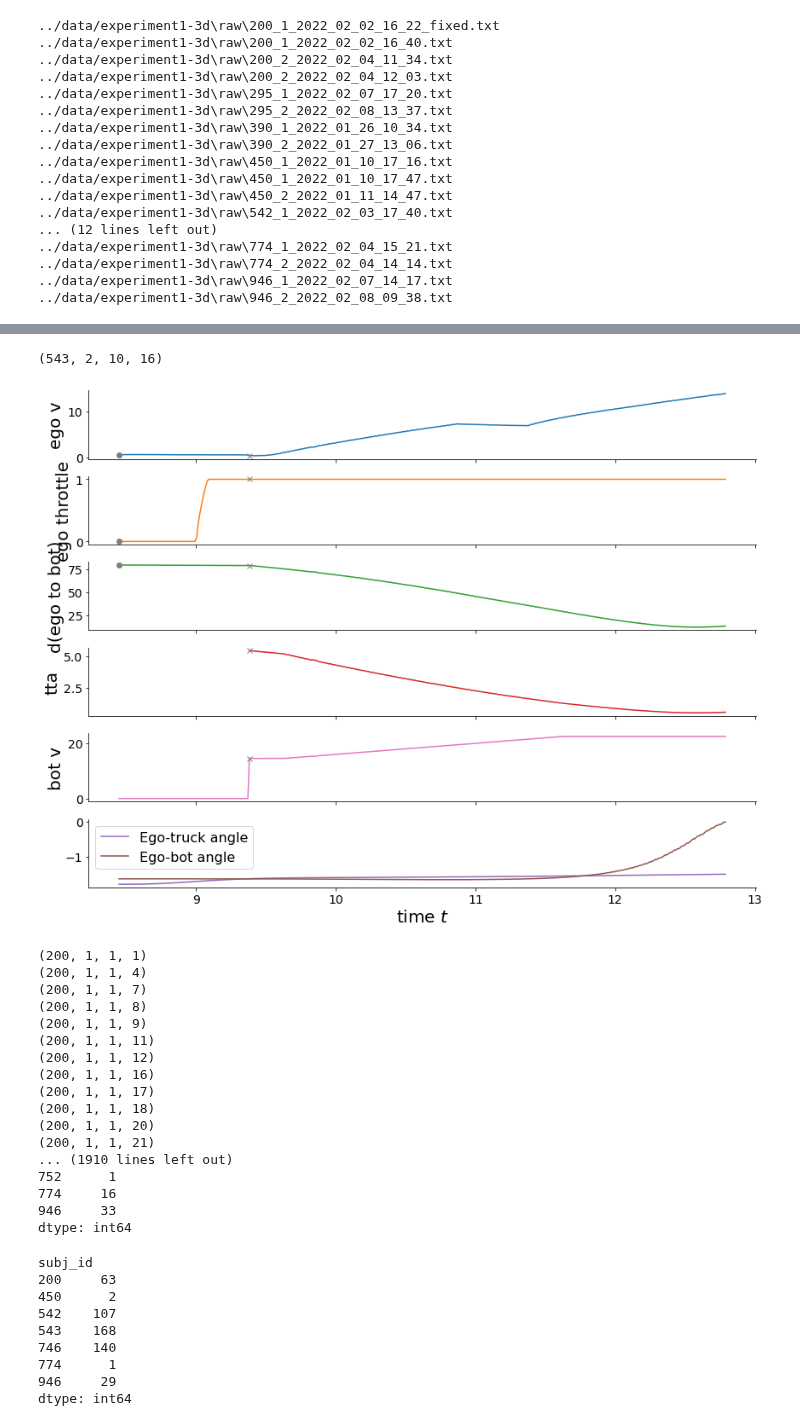
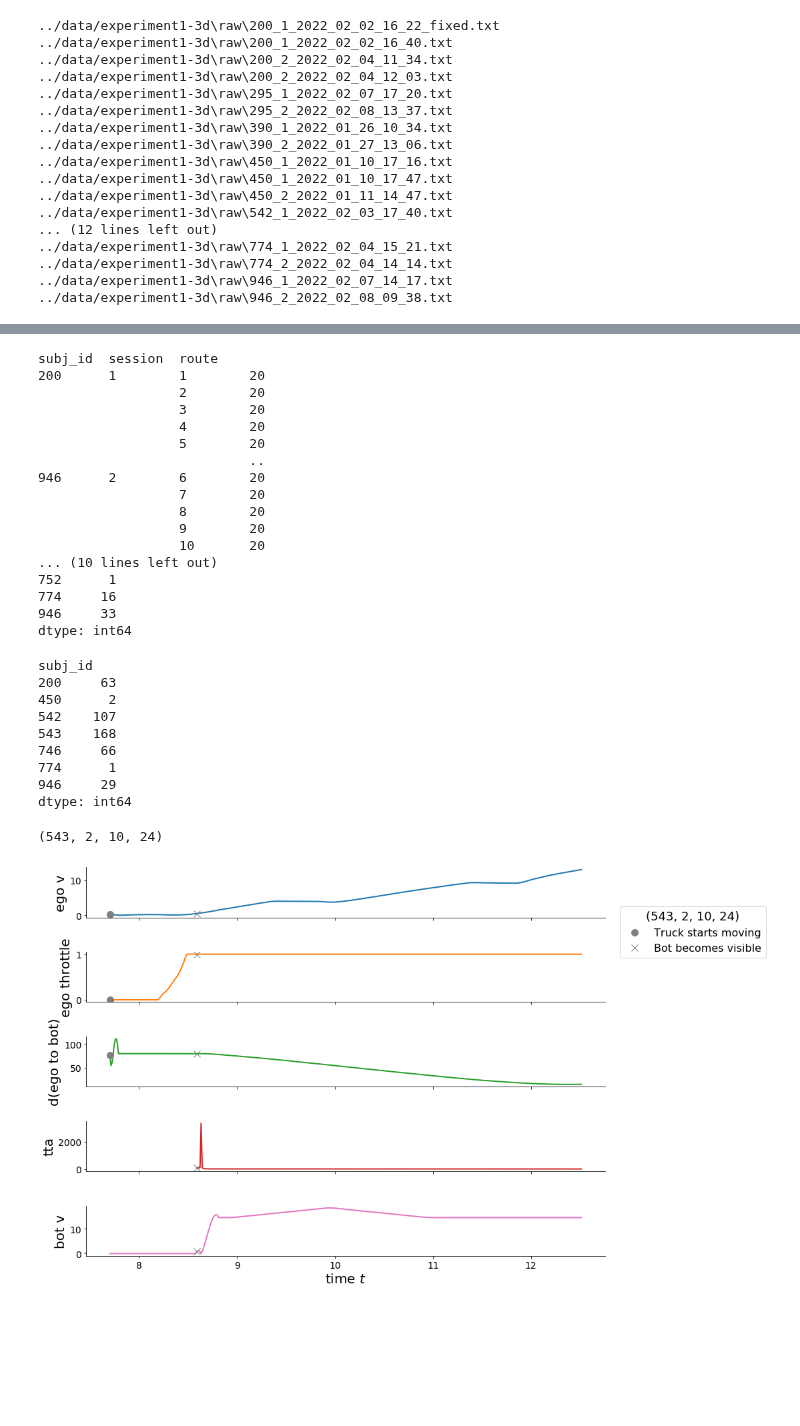
Before and after one commit to tud-hri/nudging-humans-in-traffic, a Jupyter notebook: data_analysis/experiment1-3d-preprocessing.ipynb, the cells around one changed output, grey strips where cells are left out. Cells and saved outputs as stored; diff of their text form; code cells hidden in the pictures; blank space fills up the shorter version.

```diff
--- a/data_analysis/experiment1-3d-preprocessing.ipynb
+++ b/data_analysis/experiment1-3d-preprocessing.ipynb
@@ -71,9 +71,9 @@ def plot_traj(traj, traj_id):
 
     axes[3].plot(traj.t[idx_truck_moving:], traj.tta[idx_truck_moving:], color="C3")
     axes[3].plot(traj.t[idx_truck_moving], traj.tta[idx_truck_moving], color="C7", ls="", marker="o",
-                 label="Oncoming car appears")
+                 label="Truck starts moving")
     axes[3].plot(traj.t[idx_bot_moving], traj.tta[idx_bot_moving], color="C7", ls="", marker="x",
-                 label="Decision is made")
+                 label="Bot becomes visible")
     axes[3].set_ylabel("tta")
     # axes[3].set_ylim((0, 7))
 
@@ -88,12 +88,8 @@ def plot_traj(traj, traj_id):
 
     axes[-1].set_xlabel("time $t$")
 
-    # legend = fig.legend(loc="upper left", bbox_to_anchor=(1.0, 0.9),
-    #                     title="TTA=%.1fs, d=%im" % (tta, d))
-    # legend.get_title().set_fontsize("18")
+    legend = fig.legend(loc="upper left", bbox_to_anchor=(1.0, 0.9), title=str(traj_id))
+    legend.get_title().set_fontsize("18")
     plt.tight_layout()
 
     return fig, axes
-# %%
-data_file="../data/experiment1-3d/raw_data_merged.csv"
-data = pd.read_csv(data_file, sep="\t", index_col=["subj_id", "session", "route", "intersection_no"])
@@ -113,24 +96,2 @@ Index(['intersection_x', 'intersection_y', 'turn_direction', 't',
-# %%
-data = data[abs(data.ego_distance_to_intersection)<20]
-data = data[data.turn_direction==1]
-data = data[data.d_condition==80]
-
-data["d_ego_bot"] = np.sqrt((data.ego_x - data.bot_x)**2 + (data.ego_y - data.bot_y)**2)
-data["ego_v"] = np.sqrt(data.ego_vx**2 + data.ego_vy**2)
-data["bot_v"] = np.sqrt(data.bot_vx**2 + data.bot_vy**2)
-data["truck_v"] = np.sqrt(data.truck_vx**2 + data.truck_vy**2)
-data["tta"] = data.d_ego_bot/data.bot_v
-data["angle_diff"] = data.truck_angle - data.bot_angle
-# %%
-# normal trajectory
-# traj_id = (200, 1, 1, 4)
-
-traj_id = random.choice(measures[(measures.RT==0) & (measures.is_go_decision)].index)
-print(traj_id)
-traj = data.loc[traj_id].reset_index()
-plot_traj(traj, traj_id);
-# %% [output]
-(543, 2, 10, 16)
-[figure, removed]
 # %%
 def get_measures(traj):
@@ -225,19 +186,19 @@ raw_data = pd.read_csv(os.path.join(data_path, "raw_data_merged.csv"), sep="\t",
 # %%
 processed_data, measures = process_data(raw_data)
 # %% [output]
-(200, 1, 1, 1)
-(200, 1, 1, 4)
-(200, 1, 1, 7)
-(200, 1, 1, 8)
-(200, 1, 1, 9)
-(200, 1, 1, 11)
-(200, 1, 1, 12)
-(200, 1, 1, 16)
-(200, 1, 1, 17)
-(200, 1, 1, 18)
-(200, 1, 1, 20)
-(200, 1, 1, 21)
-... (1910 lines left out)
+subj_id  session  route
+200      1        1        20
+                  2        20
+                  3        20
+                  4        20
+                  5        20
+                           ..
+946      2        6        20
+                  7        20
+                  8        20
+                  9        20
+                  10       20
+... (10 lines left out)
 752      1
 774     16
 946     33
@@ -250,7 +221,7 @@ subj_id
 450      2
 542    107
 543    168
-746    140
+746     66
 774      1
 946     29
 dtype: int64
@@ -272,3 +228,14 @@ measures["p_go_decision"] = measures.decision == "Go"
+# %%
+# normal trajectory
+# traj_id = (200, 1, 1, 4)
+
+traj_id = random.choice(measures[(measures.RT==0) & (measures.is_go_decision)].index)
+print(traj_id)
+traj = processed_data.loc[traj_id].reset_index()
+plot_traj(traj, traj_id);
+# %% [output]
+(543, 2, 10, 24)
+[figure, added]
 # %%
 len(measures[measures.is_negative_rating])/len(measures)
 # %% [output]
```
Also changed, not shown: parts of 14 cells of this notebook, 32 other files.
